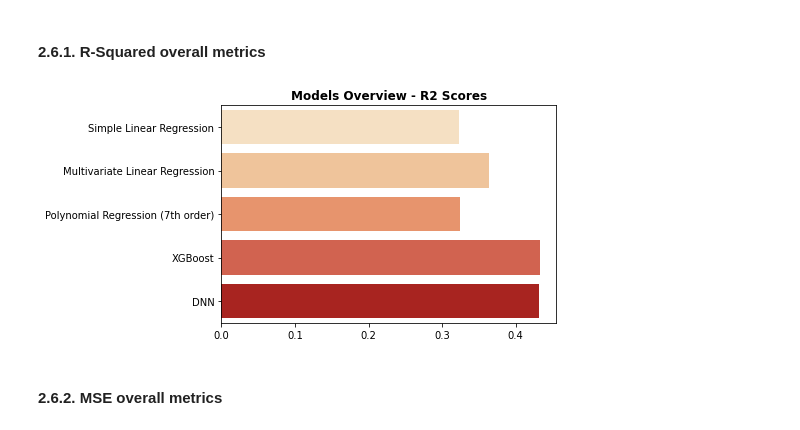
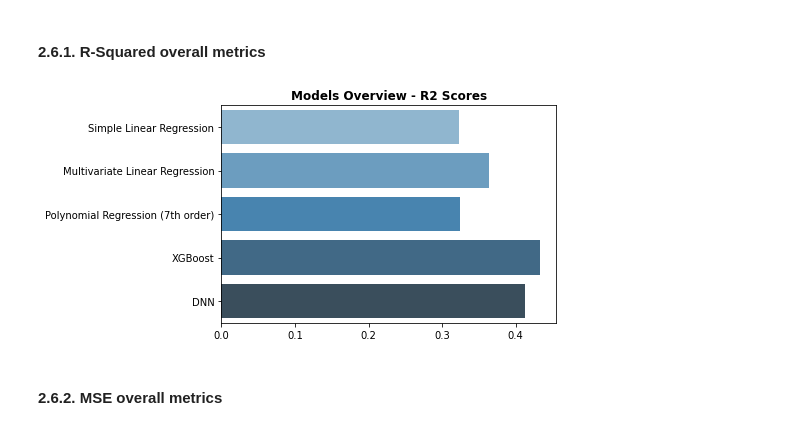
Before and after one commit to tiagottmoraes/CS-s-Data-Science-Example, a Jupyter notebook: 3. ML Model - Data Science Test.ipynb, the cells around one changed output. Saved outputs shown, nothing was run; the diff lists cells and outputs as text; code cells hidden in the pictures.

```diff
--- a/3. ML Model - Data Science Test.ipynb
+++ b/3. ML Model - Data Science Test.ipynb
@@ -315,8 +374,8 @@ Splitting the data into **training** and **testing** sets and build the ML model
 X_train, X_test, y_train, y_test = train_test_split(X, y, test_size=0.2, random_state=123)
 
 # Fitting Polynomial Regression to the dataset
-xgb_model = xgb.XGBRegressor(objective ='reg:linear', colsample_bytree = 0.3, learning_rate = 0.1,
-                max_depth = 5, alpha = 10, n_estimators = 10)
+xgb_model = xgb.XGBRegressor(objective ='reg:linear', colsample_bytree = 0.7, learning_rate = 0.1,
+                max_depth = 3, alpha = 10, n_estimators = 100)
 xgb_model = xgb.XGBRegressor()
 
 xgb_model.fit(X_train, y_train)
@@ -388,21 +447,23 @@ Keras is one of the most popular deep learning libraries in Python for research
 # %% [markdown]
 Here we will define the model with Sequential API, since it is the simplest API to get started with Deep Learning (in comparison to Functional API)
 # %%
-model=tf.keras.models.Sequential()
+DNN_model=tf.keras.models.Sequential()
+
+X, y = df_EDA.iloc[:,:-1],df_EDA.iloc[:,-1]
 n_features = (X.shape[1])
 
-model.add(tf.keras.layers.Dense(units=8, activation='relu', input_shape=(n_features,)))
-model.add(tf.keras.layers.Dense(units=12, activation='relu')) #activation function
-model.add(tf.keras.layers.Dense(units=8, activation='relu'))
+DNN_model.add(tf.keras.layers.Dense(units=8, activation='relu', input_shape=(n_features,)))
+DNN_model.add(tf.keras.layers.Dense(units=12, activation='relu')) #activation function
+DNN_model.add(tf.keras.layers.Dense(units=8, activation='relu'))
 
-model.add(tf.keras.layers.Dense(units=1, activation="linear"))
+DNN_model.add(tf.keras.layers.Dense(units=1, activation="linear"))
 
-model.compile(
+DNN_model.compile(
     optimizer=RMSprop(0.01), #gradient descent optimization algorithm, 0.01 is the learning rate
     loss='MSE', #loss function
     metrics=[tf.keras.metrics.MeanSquaredError()]
     )
 
-M= model.fit(X_train, y_train, batch_size=12, epochs = 100, verbose=1, validation_data=(X_test, y_test)) # validation_data = evaluate the model
+M= DNN_model.fit(X_train, y_train, batch_size=15, epochs = 100, verbose=1, validation_data=(X_test, y_test)) # validation_data = evaluate the model
 # %% [output]
 Epoch 1/100
@@ -467,21 +528,21 @@ Best params: {'batch_size': 10, 'nb_epoch': 100}
 # %% [markdown]
 Retraining the DNN with the tuned hyperparameters:
 # %%
-model=tf.keras.models.Sequential()
+DNN_model=tf.keras.models.Sequential()
 n_features = (X.shape[1])
 
-model.add(tf.keras.layers.Dense(units=8, activation='relu', input_shape=(n_features,)))
-model.add(tf.keras.layers.Dense(units=12, activation='relu')) #activation function
-model.add(tf.keras.layers.Dense(units=8, activation='relu'))
+DNN_model.add(tf.keras.layers.Dense(units=8, activation='relu', input_shape=(n_features,)))
+DNN_model.add(tf.keras.layers.Dense(units=12, activation='relu')) #activation function
+DNN_model.add(tf.keras.layers.Dense(units=8, activation='relu'))
 
-model.add(tf.keras.layers.Dense(units=1, activation="linear"))
+DNN_model.add(tf.keras.layers.Dense(units=1, activation="linear"))
 
-model.compile(
+DNN_model.compile(
     optimizer=RMSprop(0.01), #gradient descent optimization algorithm, 0.01 is the learning rate
     loss='MSE', #loss function
     metrics=[tf.keras.metrics.MeanSquaredError()]
     )
 
-M= model.fit(X_train, y_train, batch_size=10, epochs = 100, verbose=1, validation_data=(X_test, y_test)) # validation_data = evaluate the model
+M= DNN_model.fit(X_train, y_train, batch_size=10, epochs = 100, verbose=1, validation_data=(X_test, y_test)) # validation_data = evaluate the model
 # %% [output]
 Epoch 1/100
@@ -518,6 +579,6 @@ plt.legend();
 # %%
 #Evaluating the model (R-squared)
-yhat_DNN=model.predict(X_test, steps=1)
+yhat_DNN=DNN_model.predict(X_test, steps=1)
 r2_score(y_test, yhat_DNN)
 print('The R-square is: = ', r2_score(y_test, yhat_DNN))
 
@@ -545,17 +611,17 @@ score_model_R2 = {
 # %%
 #Ploting R-squared values into a bar chart:
 def models_overview(score_model_R2):
 
     model_accuracy = list(score_model_R2.values())
     model_name = list(score_model_R2.keys())
 
-    g = sns.barplot(x = model_accuracy, y = model_name,palette='OrRd')
+    g = sns.barplot(x = model_accuracy, y = model_name,palette='Blues_d')
     plt.title('Models Overview - R2 Scores', weight='bold');
     return g
 
 over_view = models_overview(score_model_R2)
 # %% [output]
-[figure, old version]
+[figure, new version]
 # %% [markdown]
 #### 2.6.2. MSE overall metrics
 # %%
```
Also changed, not shown: parts of 29 cells of this notebook, 2 other files.
